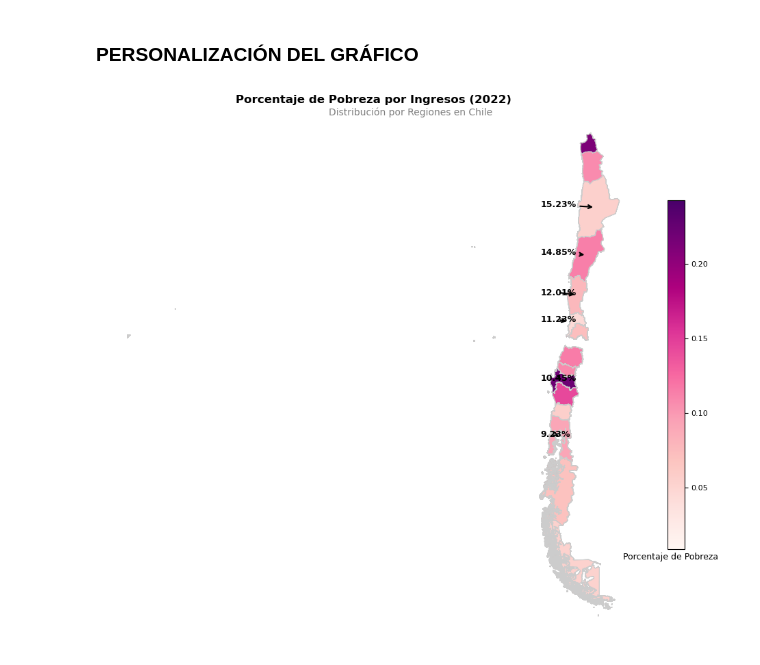
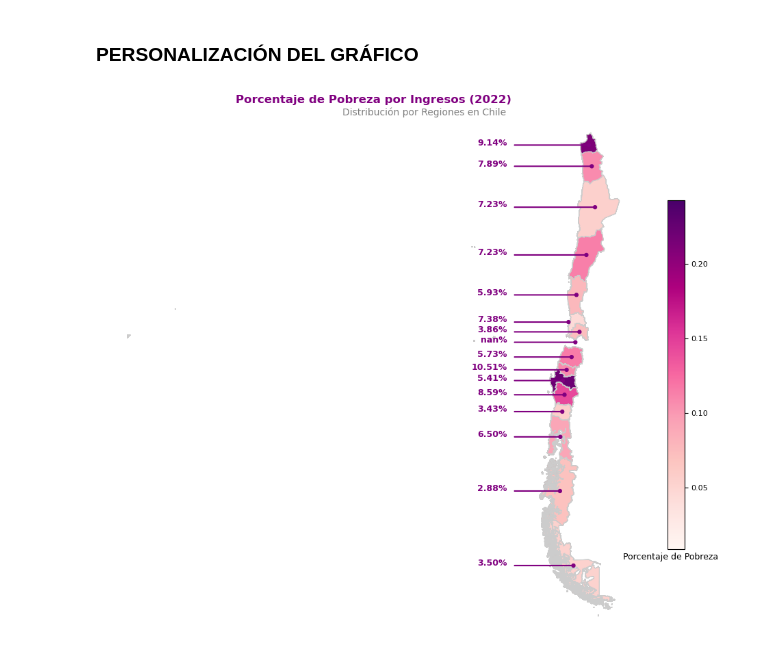
Before and after one commit to Vikktor93/visualizacion-de-graficos-T4, a Jupyter notebook: grafico_coropletico.ipynb, the cells around one changed output. Saved outputs shown, nothing was run; the diff lists cells and outputs as text; code cells hidden in the pictures.

Commit message:
Se agrega las etiquetas de porcentajes a todas las regiones y flechas en formato con circulos en el extremo

```diff
--- a/grafico_coropletico.ipynb
+++ b/grafico_coropletico.ipynb
@@ -131,47 +133,68 @@ fig.text(0.88, 0.24, 'Porcentaje de Pobreza', ha='center', va='top', fontsize=9,
 
 # Eliminar los ejes
 ax.set_xticks([])
 ax.set_yticks([])
 
 # Eliminar el borde del gráfico
 ax.spines['top'].set_visible(False)
 ax.spines['bottom'].set_visible(False)
 ax.spines['left'].set_visible(False)
 ax.spines['right'].set_visible(False)
 
-# Etiquetas de porcentaje colocadas manualmente con líneas horizontales hacia la izquierda
+# Etiquetas de porcentaje con líneas horizontales hacia la izquierda para las 16 regiones
 manual_labels = {
-    'Antofagasta': {'pos': (-80, 7400000), 'text': '15.23%'},
-    'Atacama': {'pos': (-80, 7200000), 'text': '14.85%'},
-    'Coquimbo': {'pos': (-80, 7050000), 'text': '12.01%'},
-    'Valparaíso': {'pos': (-80, 6800000), 'text': '11.23%'},
-    'Biobío': {'pos': (-80, 6400000), 'text': '10.45%'},
-    'Los Lagos': {'pos': (-80, 6100000), 'text': '9.23%'}
+    'Arica y Parinacota': {'pos': (-250000, 7800000)},
+    'Tarapacá': {'pos': (-250000, 7600000)},
+    'Antofagasta': {'pos': (-250000, 7400000)},
+    'Atacama': {'pos': (-250000, 7200000)},
+    'Coquimbo': {'pos': (-250000, 7050000)},
+    'Valparaíso': {'pos': (-250000, 6800000)},
+    'Libertador General Bernardo O\'Higgins': {'pos': (-250000, 6650000)},
+    'Maule': {'pos': (-250000, 6500000)},
+    'Biobío': {'pos': (-250000, 6400000)},
+    'La Araucanía': {'pos': (-250000, 6200000)},
+    'Los Ríos': {'pos': (-250000, 6000000)},
+    'Los Lagos': {'pos': (-250000, 5800000)},
+    'Aysén del General Carlos Ibáñez del Campo': {'pos': (-250000, 5600000)},
+    'Magallanes y de la Antártica Chilena': {'pos': (-250000, 5400000)},
+    'Metropolitana de Santiago': {'pos': (-250000, 6600000)},
+    'Ñuble': {'pos': (-250000, 6300000)}
 }
 
-# Dibujar las etiquetas manualmente con líneas horizontales hacia la izquierda
+# Etiquetas con flechas horizontales y porcentaje obtenido del dataframe
 for region, data in manual_labels.items():
     # Centroides de las regiones para posicionar las flechas
     region_centroid = gdf_merge_projected.loc[gdf_merge_projected['REGION'] == region].geometry.centroid
     centroid_x = region_centroid.x.values[0]
     centroid_y = region_centroid.y.values[0]
 
-    # Etiquetas con flechas horizontales
-    ax.annotate(text=data['text'],
-                xy=(centroid_x, centroid_y),  # Posición de la flecha
-                xytext=(data['pos'][0], centroid_y),  # Mantener el y constante, mover x a la izquierda
-                arrowprops=dict(arrowstyle="->", lw=1.5, color='black'),
-                fontsize=9, color='black', weight='bold')
+    # Obtener el porcentaje de pobreza directamente del dataframe
+    porcentaje_pobreza = gdf_merge_projected.loc[gdf_merge_projected['REGION'] == region, 'porcentaje_pobreza_por_ingresos_2022'].values[0]
+
+    # Dibujar la línea usando FancyArrowPatch sin punta
+    arrow = mpatches.FancyArrowPatch((data['pos'][0], centroid_y), (centroid_x, centroid_y),
+                                     connectionstyle="arc3,rad=0.0", color='purple', lw=1.5,
+                                     arrowstyle="-")  # Línea recta sin punta
+    ax.add_patch(arrow)
+
+    # Agregar un pequeño círculo al final de la flecha
+    circle = plt.Circle((centroid_x, centroid_y), 15000, color='purple', fill=True)  # Ajusta el tamaño del círculo
+    ax.add_patch(circle)
+
+    # Añadir la etiqueta del porcentaje
+    ax.text(data['pos'][0] - 50000, centroid_y, f'{porcentaje_pobreza:.2%}',
+            fontsize=9, color='purple', weight='bold', ha='right')
 
 # Título
 ax.set_title('Porcentaje de Pobreza por Ingresos (2022)',
-             fontsize=12, weight='bold')
+             fontsize=12, weight='bold', color='purple')
 
 # Subtítulo centrado en la parte superior de la figura
-fig.suptitle('Distribución por Regiones en Chile', fontsize=10, weight='light', color='gray', x=0.5, y=0.89, ha='center')
+fig.suptitle('Distribución por Regiones en Chile', fontsize=10, weight='light', color='gray', x=0.52, y=0.89, ha='center')
 
 # Eliminar los márgenes alrededor del mapa
 plt.subplots_adjust(left=0.05, right=0.9, top=0.95, bottom=0.05)
+
 plt.show()
 # %% [output]
-[figure, old version]
+[figure, new version]
```
Also changed, not shown: parts of 1 cell of this notebook.
